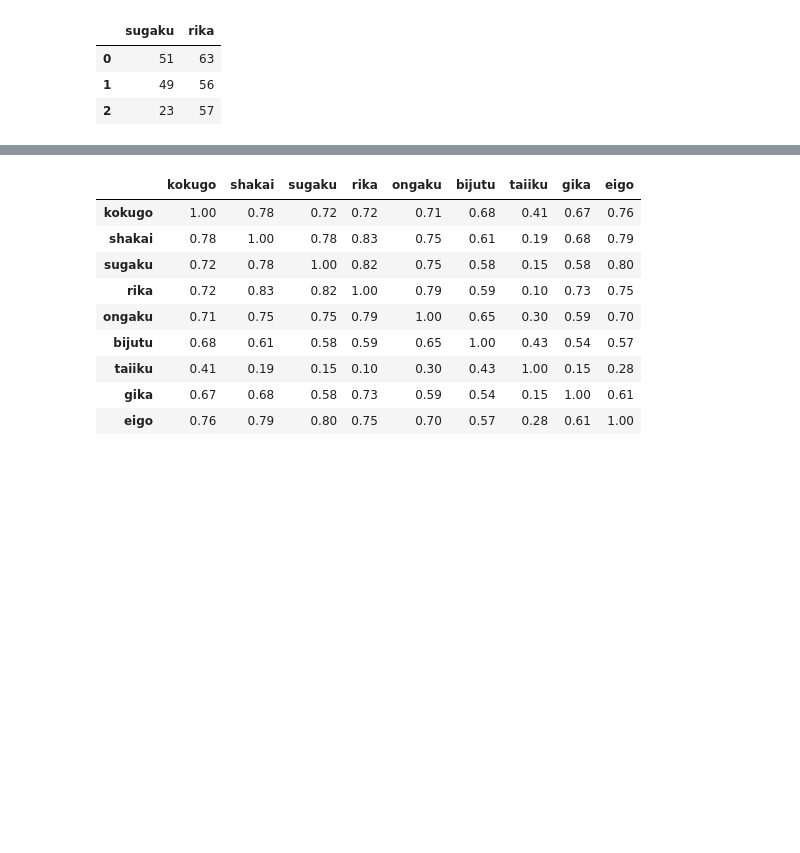
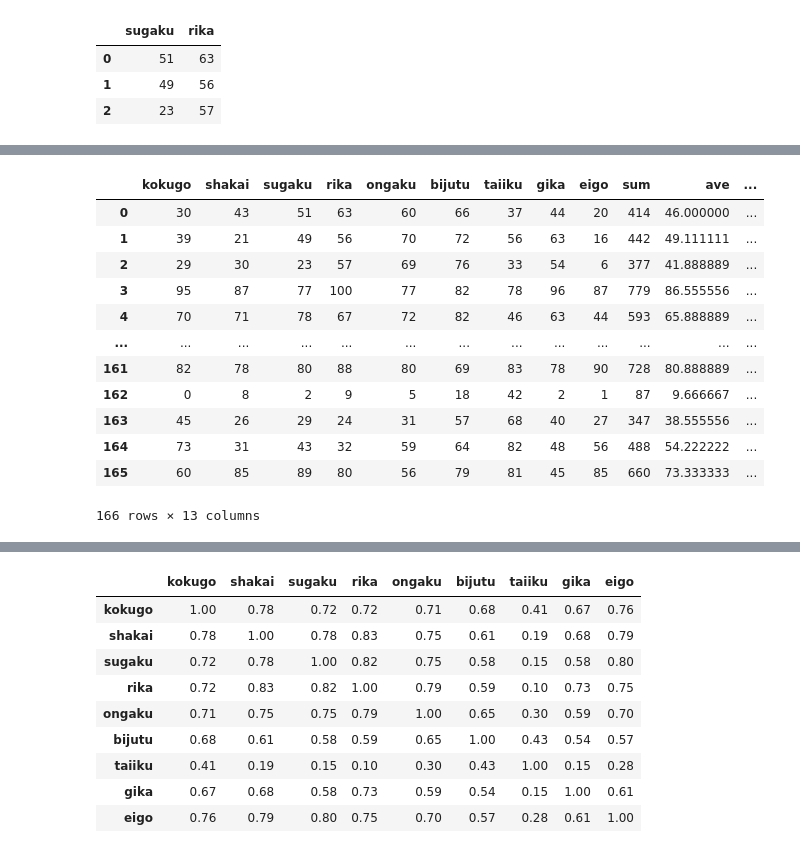
Before and after one commit to sohdacafe/Machine_Learning, a Jupyter notebook: PCA_test_score.ipynb, the cells around one changed output, grey strips where cells are left out. Saved outputs shown, nothing was run; the diff lists cells and outputs as text; code cells hidden in the pictures; blank space fills up the shorter version.

```diff
--- a/PCA_test_score.ipynb
+++ b/PCA_test_score.ipynb
@@ -5,7 +5,7 @@ import pandas as pd
 import seaborn as sns
 import matplotlib.pyplot as plt
 # %%
-filename = 'seiseki.csv'
+filename = 'test_score_data.csv'
 df = pd.read_csv(filename)
 df.head(3)
 # %% [output]
@@ -80,3 +90,30 @@ df.describe()
 | 50% | 53.00 | 35.00 | 43.00 | 49.00 | 41.50 | 65.00 | 60.00 | 48.50 | 35.00 | 439.00 | 48.78 | ... |
 | 75% | 70.00 | 53.75 | 63.75 | 65.75 | 58.75 | 75.75 | 82.00 | 65.00 | 66.75 | 561.00 | 62.33 | ... |
 | max | 96.00 | 90.00 | 100.00 | 100.00 | 96.00 | 99.00 | 99.00 | 100.00 | 99.00 | 779.00 | 86.56 | ... |
+# %%
+df['class'] = 0
+for i in range(166):
+    if df.loc[i,'sum']>560:
+        df.loc[i,'class'] = 'かしこ'
+    elif df.loc[i,'sum']<=560 and df.loc[i,'sum']>430:
+        df.loc[i,'class'] = '普通'
+    elif df.loc[i,'sum']<=430 and df.loc[i,'sum']>300:
+        df.loc[i,'class'] = '中の下'
+    else:
+        df.loc[i,'class'] = 'ばか'
+# %%
+df
+# %% [output]
+|  | kokugo | shakai | sugaku | rika | ongaku | bijutu | taiiku | gika | eigo | sum | ave | ... |
+| 0 | 30 | 43 | 51 | 63 | 60 | 66 | 37 | 44 | 20 | 414 | 46.000000 | ... |
+| 1 | 39 | 21 | 49 | 56 | 70 | 72 | 56 | 63 | 16 | 442 | 49.111111 | ... |
+| 2 | 29 | 30 | 23 | 57 | 69 | 76 | 33 | 54 | 6 | 377 | 41.888889 | ... |
+| 3 | 95 | 87 | 77 | 100 | 77 | 82 | 78 | 96 | 87 | 779 | 86.555556 | ... |
+| 4 | 70 | 71 | 78 | 67 | 72 | 82 | 46 | 63 | 44 | 593 | 65.888889 | ... |
+| ... | ... | ... | ... | ... | ... | ... | ... | ... | ... | ... | ... | ... |
+| 161 | 82 | 78 | 80 | 88 | 80 | 69 | 83 | 78 | 90 | 728 | 80.888889 | ... |
+| 162 | 0 | 8 | 2 | 9 | 5 | 18 | 42 | 2 | 1 | 87 | 9.666667 | ... |
+| 163 | 45 | 26 | 29 | 24 | 31 | 57 | 68 | 40 | 27 | 347 | 38.555556 | ... |
+| 164 | 73 | 31 | 43 | 32 | 59 | 64 | 82 | 48 | 56 | 488 | 54.222222 | ... |
+| 165 | 60 | 85 | 89 | 80 | 56 | 79 | 81 | 45 | 85 | 660 | 73.333333 | ... |
+166 rows × 13 columns
```
Also changed, not shown: parts of 4 cells of this notebook.
